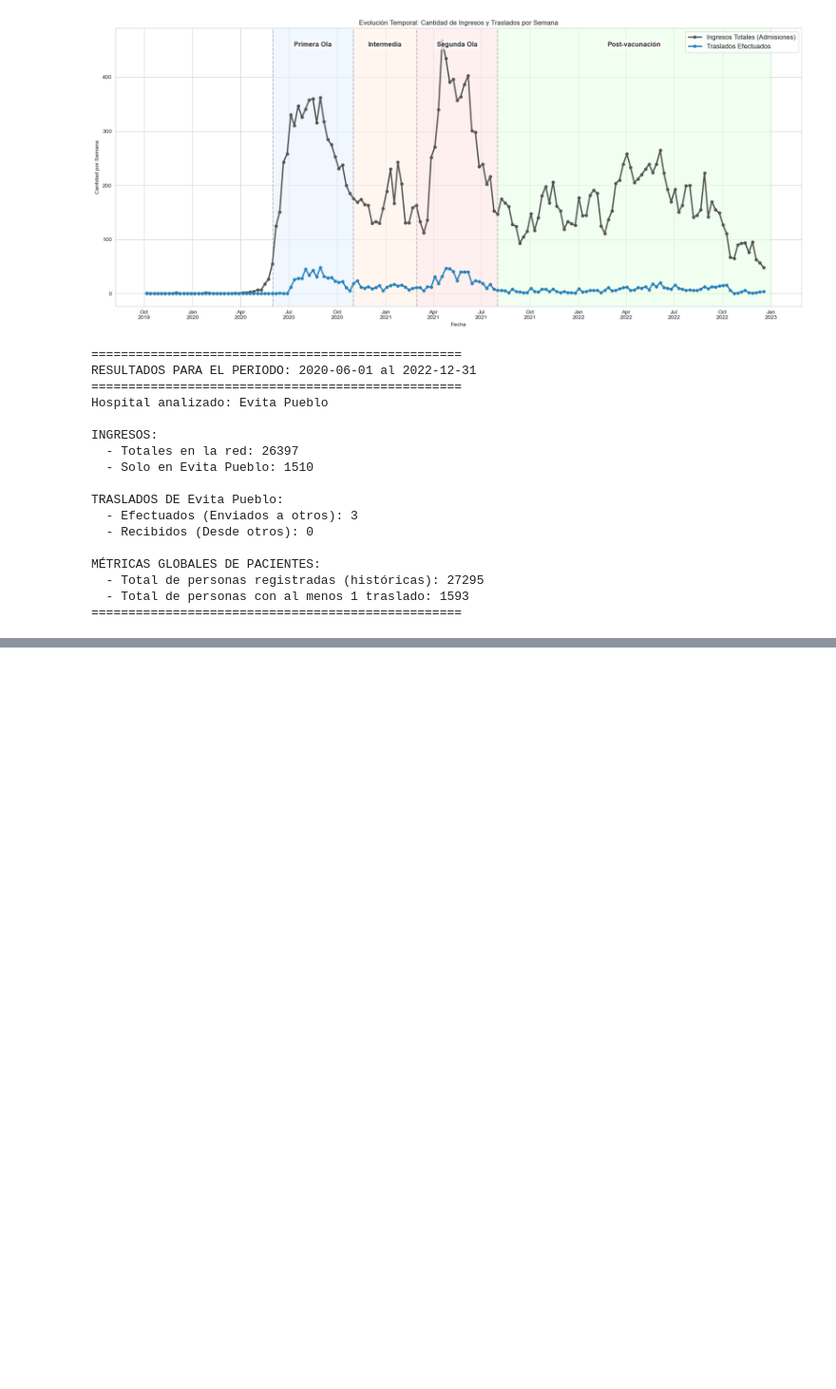
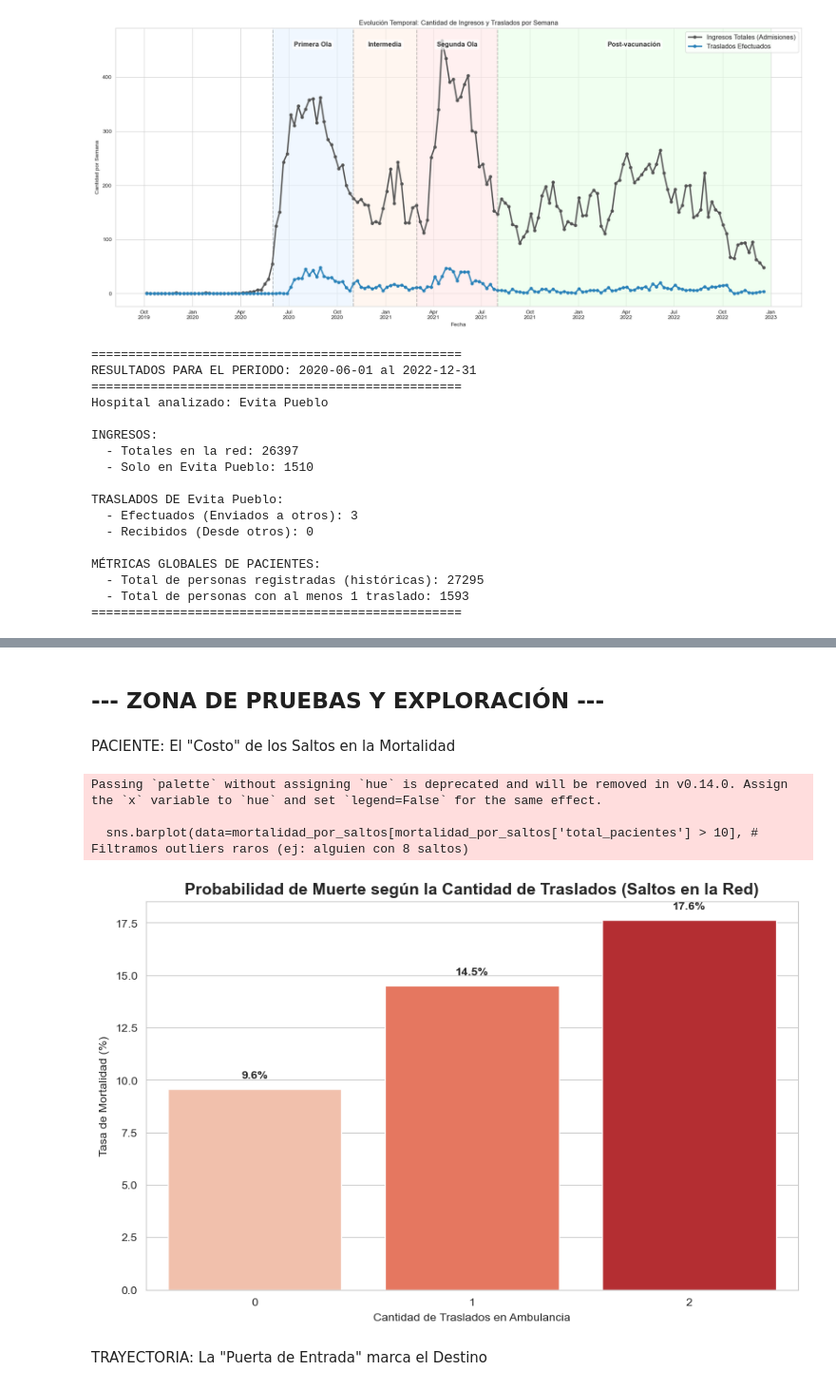
Before and after one commit to micagonzdark/RedesHospitales, a Jupyter notebook: JAIIO_notebooks/01_redes_basico.ipynb, the cells around one changed output, grey strips where cells are left out. Shown at 95% size. Drawn from its saved outputs; the diff is of its cells as text; code cells hidden in the pictures; blank space fills up the shorter version.

```diff
--- a/JAIIO_notebooks/01_redes_basico.ipynb
+++ b/JAIIO_notebooks/01_redes_basico.ipynb
@@ -564,0 +793,40 @@ MÉTRICAS GLOBALES DE PACIENTES:
+# %% [markdown]
+## --- ZONA DE PRUEBAS Y EXPLORACIÓN ---
+# %% [markdown]
+PACIENTE: El "Costo" de los Saltos en la Mortalidad
+# %%
+# 11. ANÁLISIS DEL PACIENTE: IMPACTO DE LOS "SALTOS" EN LA MORTALIDAD
+# =============================================================================
+# Contamos cuántos "saltos" (traslados inter-hospitalarios) dio cada paciente
+saltos_por_paciente = df_red_real.groupby('paciente_id').size().reset_index(name='cantidad_saltos')
+
+# Lo pegamos al DataFrame maestro de pacientes
+df_pacientes_analisis = df_pacientes_final.merge(saltos_por_paciente, on='paciente_id', how='left')
+df_pacientes_analisis['cantidad_saltos'] = df_pacientes_analisis['cantidad_saltos'].fillna(0).astype(int)
+
+# Agrupamos por cantidad de saltos y vemos cómo afecta al destino final
+mortalidad_por_saltos = df_pacientes_analisis.groupby('cantidad_saltos').agg(
+    total_pacientes=('paciente_id', 'count'),
+    muertes=('motivo_fin_caso', lambda x: (x == 'muerte').sum())
+).reset_index()
+
+mortalidad_por_saltos['probabilidad_muerte_%'] = (mortalidad_por_saltos['muertes'] / mortalidad_por_saltos['total_pacientes']) * 100
+
+# Graficamos la conclusión
+fig, ax = plt.subplots(figsize=(10, 6))
+sns.barplot(data=mortalidad_por_saltos[mortalidad_por_saltos['total_pacientes'] > 10], # Filtramos outliers raros (ej: alguien con 8 saltos)
+            x='cantidad_saltos', y='probabilidad_muerte_%', palette='Reds', ax=ax)
+
+ax.set_title("Probabilidad de Muerte según la Cantidad de Traslados (Saltos en la Red)", fontsize=14, fontweight='bold')
+ax.set_xlabel("Cantidad de Traslados en Ambulancia")
+ax.set_ylabel("Tasa de Mortalidad (%)")
+for i, v in enumerate(mortalidad_por_saltos[mortalidad_por_saltos['total_pacientes'] > 10]['probabilidad_muerte_%']):
+    ax.text(i, v + 0.5, f"{v:.1f}%", ha='center', fontweight='bold')
+plt.show()
+# %% [output]
+Passing `palette` without assigning `hue` is deprecated and will be removed in v0.14.0. Assign the `x` variable to `hue` and set `legend=False` for the same effect.
+
+  sns.barplot(data=mortalidad_por_saltos[mortalidad_por_saltos['total_pacientes'] > 10], # Filtramos outliers raros (ej: alguien con 8 saltos)
+[figure, added]
+# %% [markdown]
+TRAYECTORIA: La "Puerta de Entrada" marca el Destino
```
Also changed, not shown: parts of 13 cells of this notebook, 3 other files.
